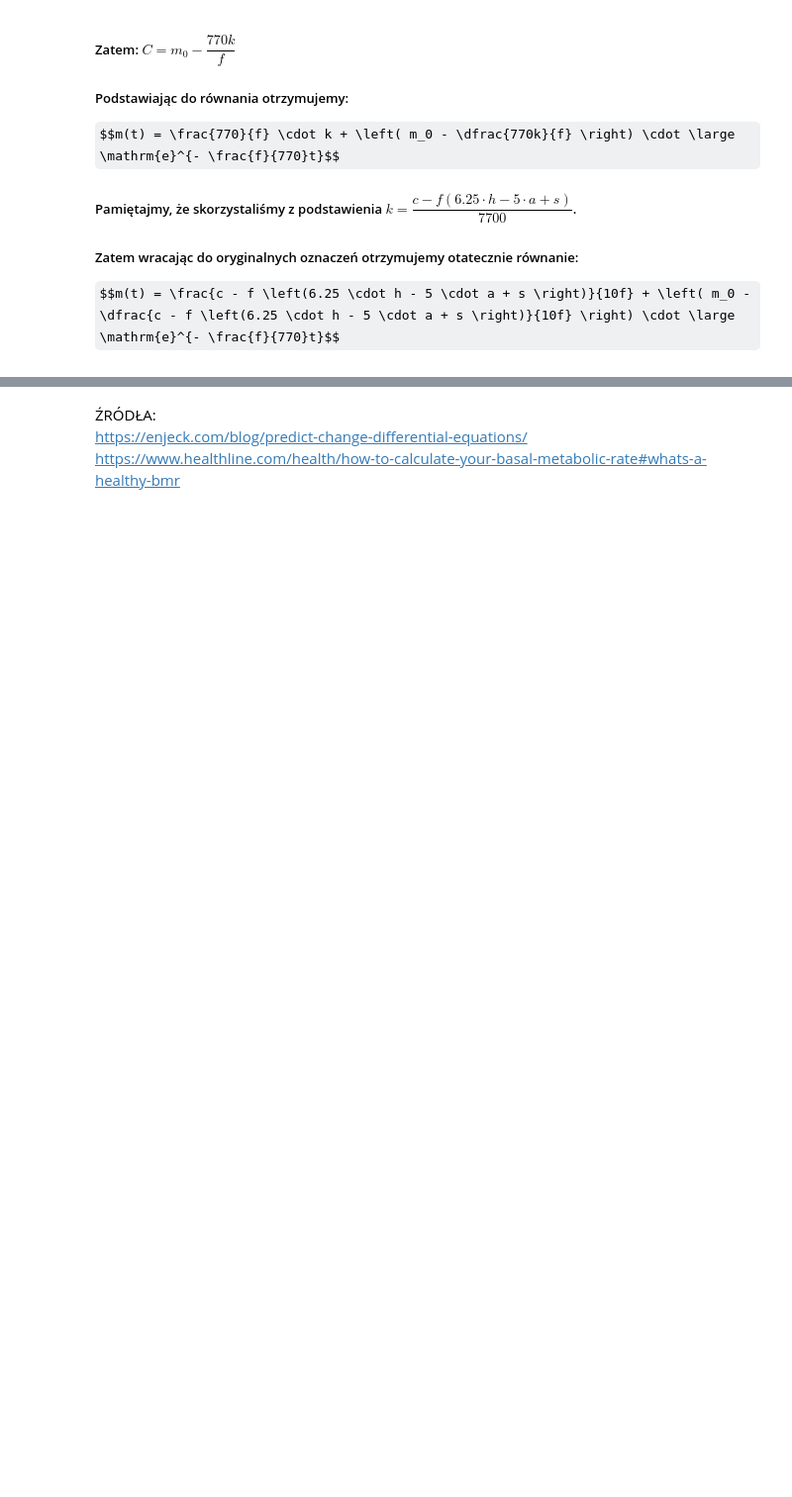
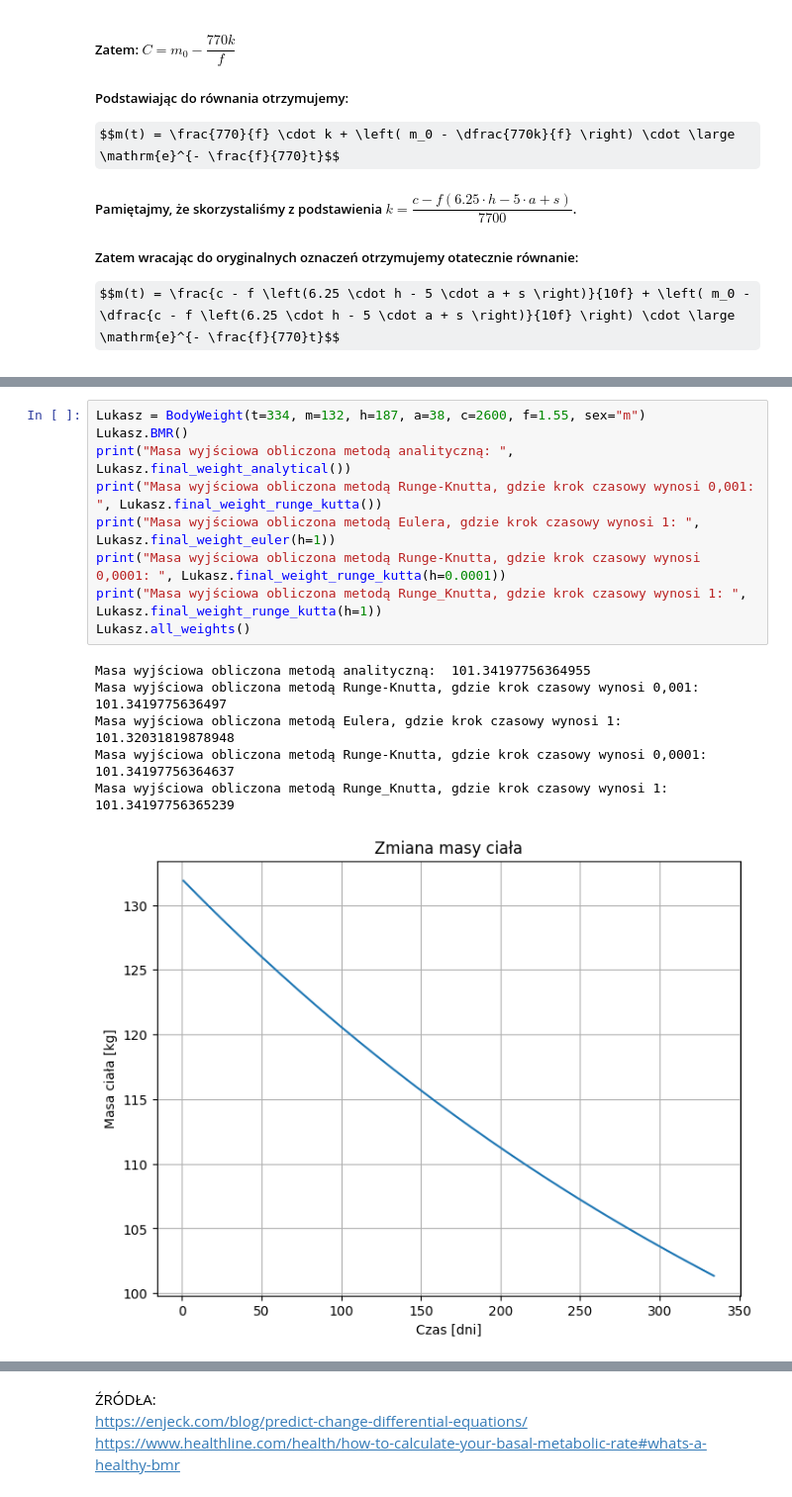
Before and after one commit to alicjagornik/Projekt_Rownania, a Jupyter notebook: tekst.ipynb, the cells around one changed output, grey strips where cells are left out. Shown at 99% size. Saved outputs shown, nothing was run; the diff lists cells and outputs as text; some formulas as TeX source; blank space fills up the shorter version.

```diff
--- a/tekst.ipynb
+++ b/tekst.ipynb
@@ -104,0 +301,16 @@ $$m(t) = \frac{c - f \left(6.25 \cdot h - 5 \cdot a + s \right)}{10f} + \left( m
+# %%
+Lukasz = BodyWeight(t=334, m=132, h=187, a=38, c=2600, f=1.55, sex="m")
+Lukasz.BMR()
+print("Masa wyjściowa obliczona metodą analityczną: ", Lukasz.final_weight_analytical())
+print("Masa wyjściowa obliczona metodą Runge-Knutta, gdzie krok czasowy wynosi 0,001: ", Lukasz.final_weight_runge_kutta())
+print("Masa wyjściowa obliczona metodą Eulera, gdzie krok czasowy wynosi 1: ", Lukasz.final_weight_euler(h=1))
+print("Masa wyjściowa obliczona metodą Runge-Knutta, gdzie krok czasowy wynosi 0,0001: ", Lukasz.final_weight_runge_kutta(h=0.0001))
+print("Masa wyjściowa obliczona metodą Runge_Knutta, gdzie krok czasowy wynosi 1: ", Lukasz.final_weight_runge_kutta(h=1))
+Lukasz.all_weights()
+# %% [output]
+Masa wyjściowa obliczona metodą analityczną:  101.34197756364955
+Masa wyjściowa obliczona metodą Runge-Knutta, gdzie krok czasowy wynosi 0,001:  101.3419775636497
+Masa wyjściowa obliczona metodą Eulera, gdzie krok czasowy wynosi 1:  101.32031819878948
+Masa wyjściowa obliczona metodą Runge-Knutta, gdzie krok czasowy wynosi 0,0001:  101.34197756364637
+Masa wyjściowa obliczona metodą Runge_Knutta, gdzie krok czasowy wynosi 1:  101.34197756365239
+[figure, added]
```
Also changed, not shown: parts of 9 cells of this notebook.
